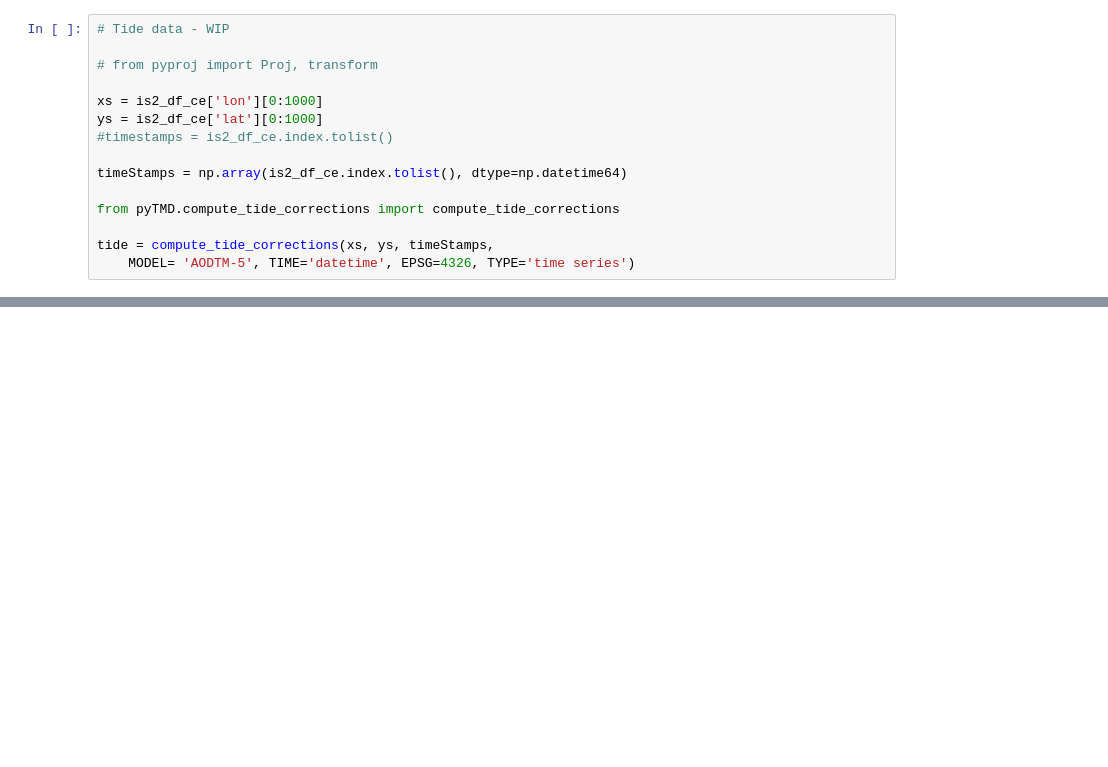
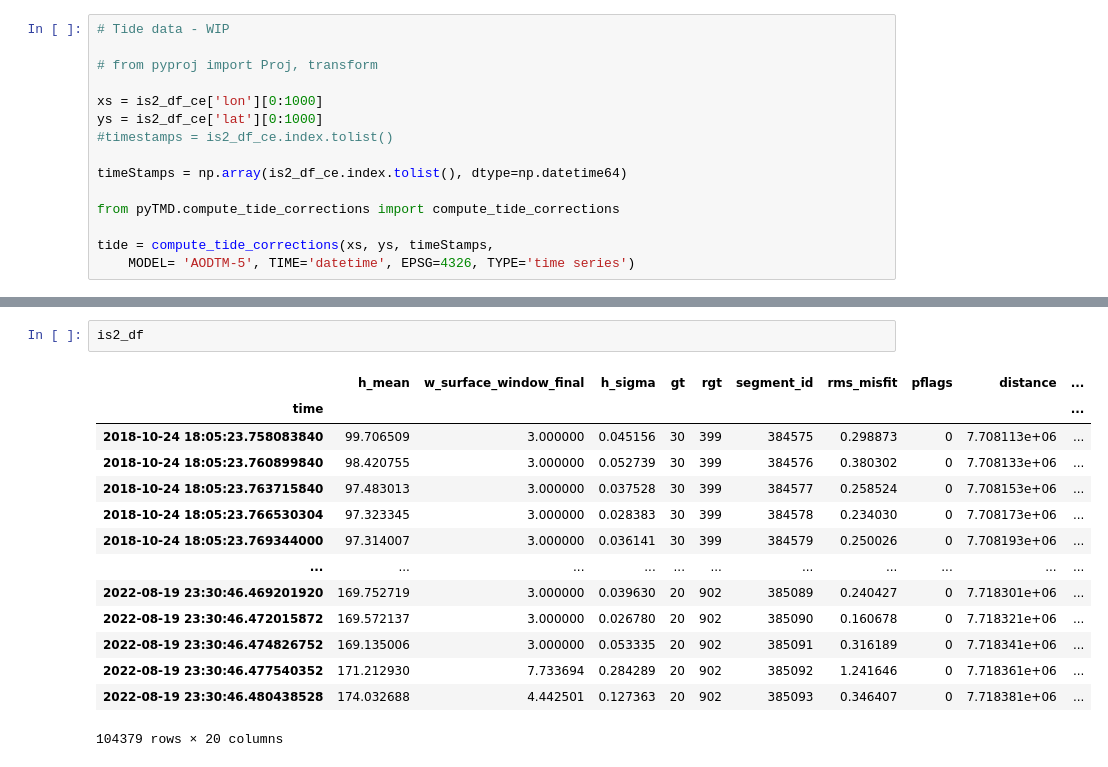
Before and after one commit to tparker1/icemelange, a Jupyter notebook: notebooks/icemelange_timeseries-moyr.ipynb, the cells around one changed output, grey strips where cells are left out. Cells and saved outputs as stored; diff of their text form; blank space fills up the shorter version.

```diff
--- a/notebooks/icemelange_timeseries-moyr.ipynb
+++ b/notebooks/icemelange_timeseries-moyr.ipynb
@@ -425,0 +469,17 @@ tide = compute_tide_corrections(xs, ys, timeStamps,
+# %%
+is2_df
+# %% [output]
+|  | h_mean | w_surface_window_final | h_sigma | gt | rgt | segment_id | rms_misfit | pflags | distance | ... |
+| time |  |  |  |  |  |  |  |  |  | ... |
+| 2018-10-24 18:05:23.758083840 | 99.706509 | 3.000000 | 0.045156 | 30 | 399 | 384575 | 0.298873 | 0 | 7.708113e+06 | ... |
+| 2018-10-24 18:05:23.760899840 | 98.420755 | 3.000000 | 0.052739 | 30 | 399 | 384576 | 0.380302 | 0 | 7.708133e+06 | ... |
+| 2018-10-24 18:05:23.763715840 | 97.483013 | 3.000000 | 0.037528 | 30 | 399 | 384577 | 0.258524 | 0 | 7.708153e+06 | ... |
+| 2018-10-24 18:05:23.766530304 | 97.323345 | 3.000000 | 0.028383 | 30 | 399 | 384578 | 0.234030 | 0 | 7.708173e+06 | ... |
+| 2018-10-24 18:05:23.769344000 | 97.314007 | 3.000000 | 0.036141 | 30 | 399 | 384579 | 0.250026 | 0 | 7.708193e+06 | ... |
+| ... | ... | ... | ... | ... | ... | ... | ... | ... | ... | ... |
+| 2022-08-19 23:30:46.469201920 | 169.752719 | 3.000000 | 0.039630 | 20 | 902 | 385089 | 0.240427 | 0 | 7.718301e+06 | ... |
+| 2022-08-19 23:30:46.472015872 | 169.572137 | 3.000000 | 0.026780 | 20 | 902 | 385090 | 0.160678 | 0 | 7.718321e+06 | ... |
+| 2022-08-19 23:30:46.474826752 | 169.135006 | 3.000000 | 0.053335 | 20 | 902 | 385091 | 0.316189 | 0 | 7.718341e+06 | ... |
+| 2022-08-19 23:30:46.477540352 | 171.212930 | 7.733694 | 0.284289 | 20 | 902 | 385092 | 1.241646 | 0 | 7.718361e+06 | ... |
+| 2022-08-19 23:30:46.480438528 | 174.032688 | 4.442501 | 0.127363 | 20 | 902 | 385093 | 0.346407 | 0 | 7.718381e+06 | ... |
+104379 rows × 20 columns
```
Also changed, not shown: parts of 10 cells of this notebook.
